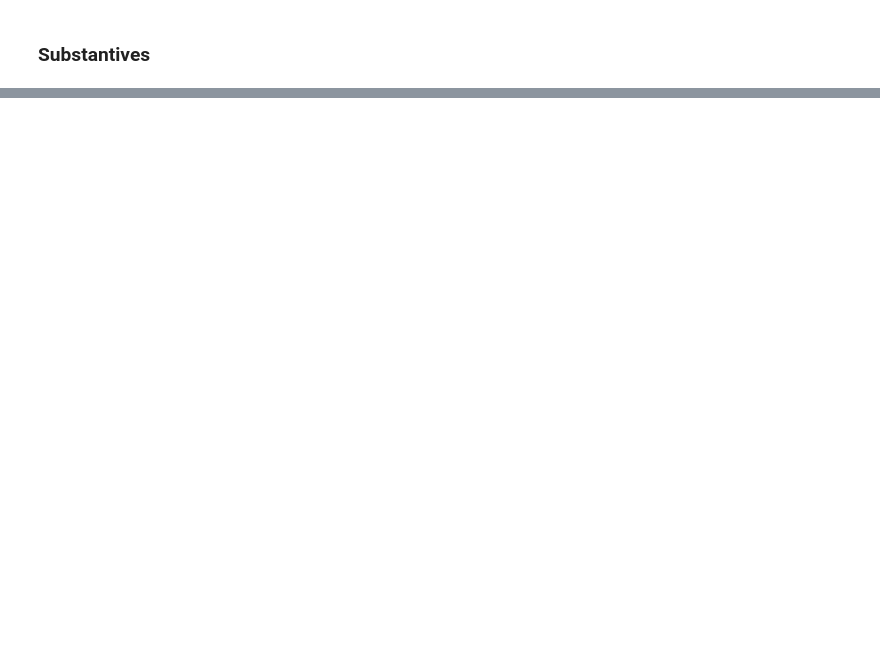
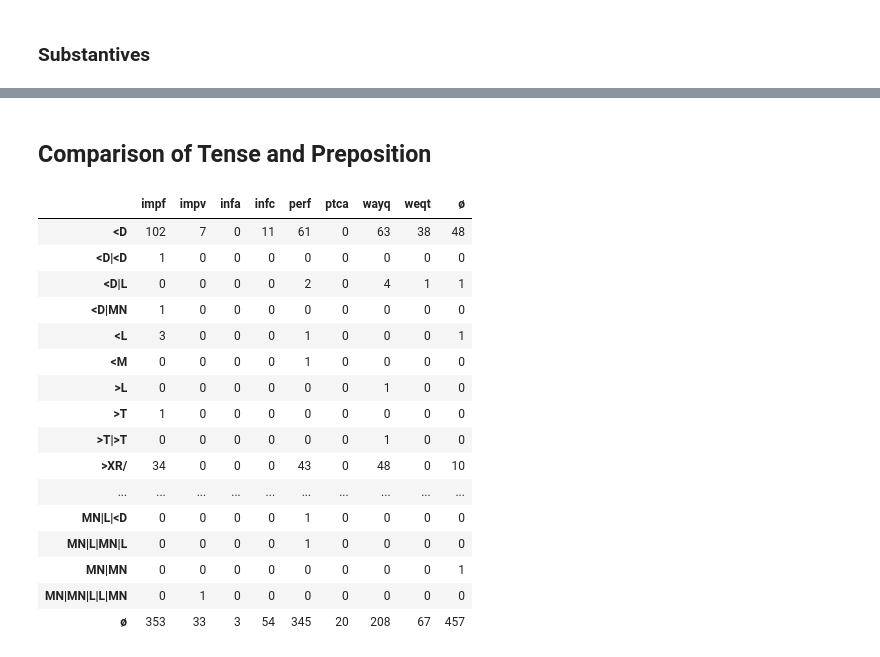
Before and after one commit to codykingham/Verb_in_Biblical_Hebrew, a Jupyter notebook: r_practice/R_processing_time_phrases.ipynb, the cells around one changed output, grey strips where cells are left out. Cells and saved outputs as stored; diff of their text form; code cells hidden in the pictures; blank space fills up the shorter version.

```diff
--- a/r_practice/R_processing_time_phrases.ipynb
+++ b/r_practice/R_processing_time_phrases.ipynb
@@ -144,0 +199,8 @@ mean(phrases$num.subs) # average number of substantives per phrase
+# %%
+# make subsequent clause enumerations for the strip chart
+
+first.clnode <- 427553 - 1
+
+phrases$clause.num <- phrases$clause.n-first.clnode
+
+head(phrases, 2)
@@ -144,0 +263,24 @@ mean(phrases$num.subs) # average number of substantives per phrase
+# %% [markdown]
+## Comparison of Tense and Preposition
+# %%
+tense.prep <- table(phrases$prep, phrases$verb.tense)
+# %%
+as.data.frame.matrix(tense.prep)
+# %% [output]
+|  | impf | impv | infa | infc | perf | ptca | wayq | weqt | ø |
+| <D | 102 | 7 | 0 | 11 | 61 | 0 | 63 | 38 | 48 |
+| <D|<D | 1 | 0 | 0 | 0 | 0 | 0 | 0 | 0 | 0 |
+| <D|L | 0 | 0 | 0 | 0 | 2 | 0 | 4 | 1 | 1 |
+| <D|MN | 1 | 0 | 0 | 0 | 0 | 0 | 0 | 0 | 0 |
+| <L | 3 | 0 | 0 | 0 | 1 | 0 | 0 | 0 | 1 |
+| <M | 0 | 0 | 0 | 0 | 1 | 0 | 0 | 0 | 0 |
+| >L | 0 | 0 | 0 | 0 | 0 | 0 | 1 | 0 | 0 |
+| >T | 1 | 0 | 0 | 0 | 0 | 0 | 0 | 0 | 0 |
+| >T|>T | 0 | 0 | 0 | 0 | 0 | 0 | 1 | 0 | 0 |
+| >XR/ | 34 | 0 | 0 | 0 | 43 | 0 | 48 | 0 | 10 |
+| ... | ... | ... | ... | ... | ... | ... | ... | ... | ... |
+| MN|L|<D | 0 | 0 | 0 | 0 | 1 | 0 | 0 | 0 | 0 |
+| MN|L|MN|L | 0 | 0 | 0 | 0 | 1 | 0 | 0 | 0 | 0 |
+| MN|MN | 0 | 0 | 0 | 0 | 0 | 0 | 0 | 0 | 1 |
+| MN|MN|L|L|MN | 0 | 1 | 0 | 0 | 0 | 0 | 0 | 0 | 0 |
+| ø | 353 | 33 | 3 | 54 | 345 | 20 | 208 | 67 | 457 |
```
Also changed, not shown: parts of 38 cells of this notebook, 3 other files.
